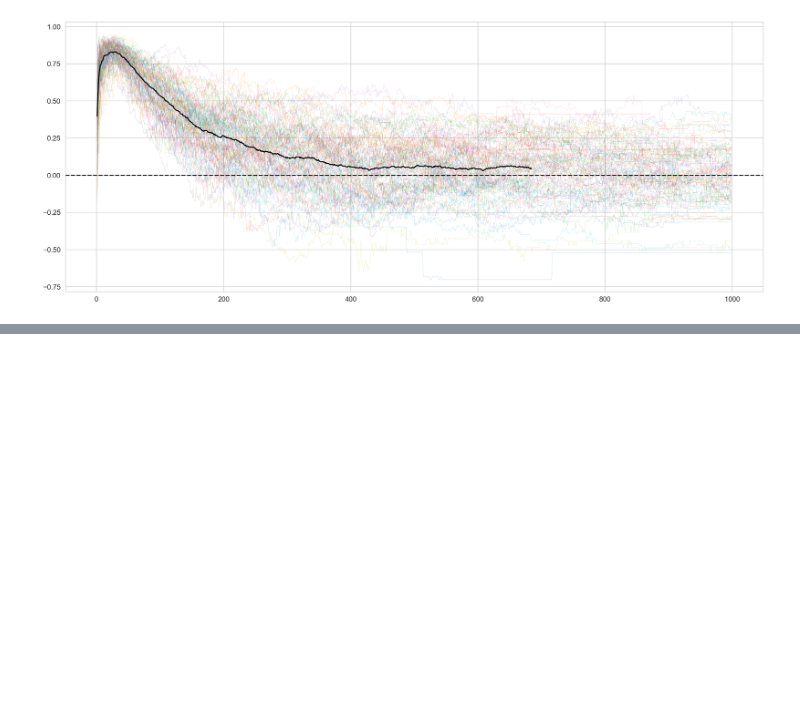
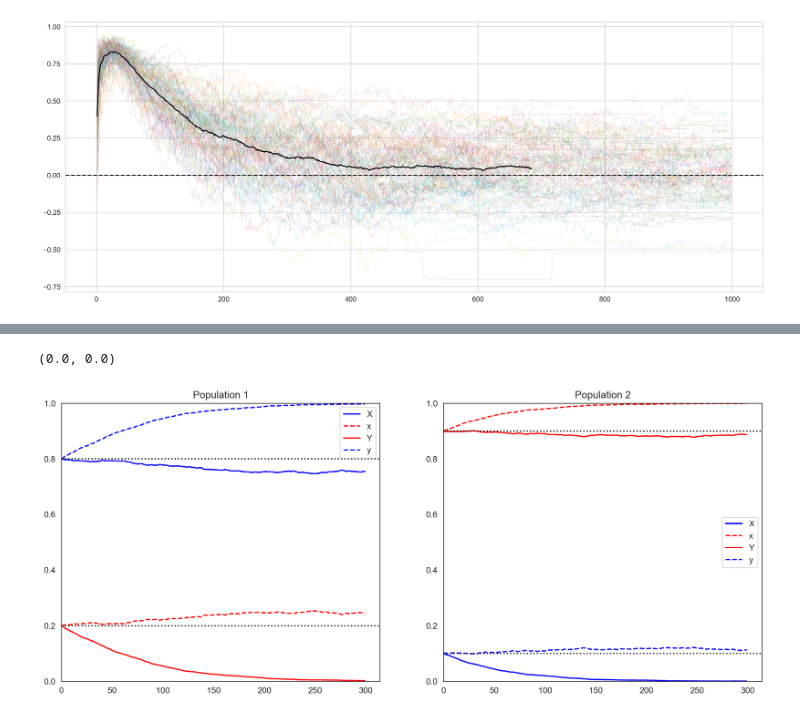
Before and after one commit to kaspermunch/bdmi-simulations, a Jupyter notebook: bdmi.ipynb, the cells around one changed output, grey strips where cells are left out. Saved outputs shown, nothing was run; the diff lists cells and outputs as text; code cells hidden in the pictures; blank space fills up the shorter version.

```diff
--- a/bdmi.ipynb
+++ b/bdmi.ipynb
@@ -250,0 +337,29 @@ with sns.axes_style('whitegrid'):
+# %%
+def plot(labels=['A', 'a', 'B', 'b'], startmix=None):
+    fig, (ax1, ax2) = plt.subplots(1, 2, figsize=(15, 6))
+    ax1.set_prop_cycle(color=['blue', 'red', 'red', 'blue'], linestyle=['solid', 'dashed', 'solid', 'dashed'])
+    for x, label in zip(data[:, 0, :].transpose(), labels):
+        ax1.plot(x, label=label)
+    ax1.legend()
+    ax2.set_prop_cycle(color=['blue', 'red', 'red', 'blue'], linestyle=['solid', 'dashed', 'solid', 'dashed'])
+    for x, label in zip(data[:, 1, :].transpose(), labels):
+        ax2.plot(x, label=label)
+    ax2.legend() ;
+
+    ax1.set_xlim(left=0)
+    ax2.set_xlim(left=0)
+    ax1.set_ylim((0, 1))
+    ax2.set_ylim((0, 1))
+    ax1.title.set_text('Population 1')
+    ax2.title.set_text('Population 2')
+    ax1.axhline(y=1-startmix[0], linestyle='dotted', color='black')
+    ax1.axhline(y=startmix[0], linestyle='dotted', color='black')
+    ax2.axhline(y=1-startmix[1], linestyle='dotted', color='black')
+    ax2.axhline(y=startmix[1], linestyle='dotted', color='black') ;
+# %%
+startmix = (0.2, 0.1)
+data = compute_twolocus_sample_data(N=(100000, 100000), M=(0, 0), s=(0.01, 0.01), g=300, startmix=startmix, bdmi=True)
+plot(['X', 'x', 'Y', 'y'], startmix)
+# %% [output]
+(0.0, 0.0)
+[figure, added]
```
Also changed, not shown: parts of 11 cells of this notebook.
